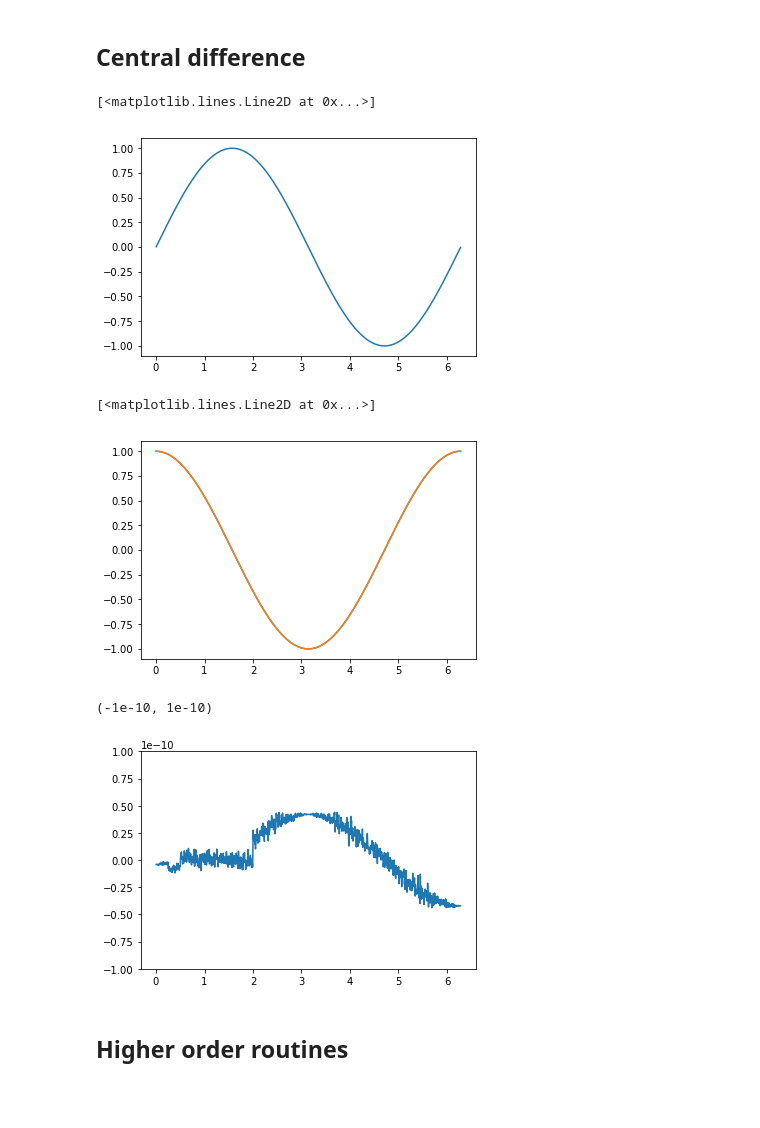
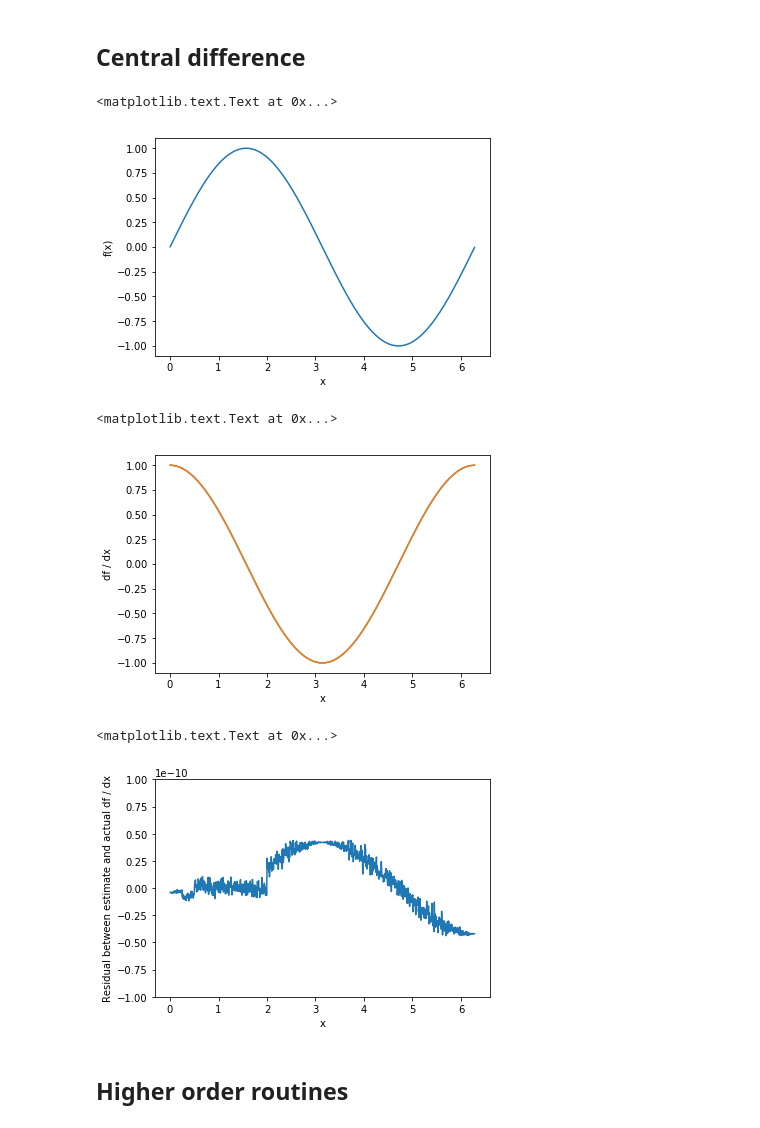
Before and after one commit to blanton144/computational, a Jupyter notebook: docs/notebooks/differentiation.ipynb, the cells around one changed output. Drawn from its saved outputs; the diff is of its cells as text; code cells hidden in the pictures; blank space fills up the shorter version.

```diff
--- a/docs/notebooks/differentiation.ipynb
+++ b/docs/notebooks/differentiation.ipynb
@@ -14,21 +14,27 @@ f = np.sin(x)
 dfdx = diff_central(func=np.sin, x=x, dx=1.e-5)
 # %%
 plt.plot(x, f)
+plt.xlabel('x')
+plt.ylabel('f(x)')
 # %% [output]
-[<matplotlib.lines.Line2D at 0x...>]
+<matplotlib.text.Text at 0x...>
-[figure, old version]
+[figure, new version]
 # %%
 plt.plot(x, dfdx)
 plt.plot(x, np.cos(x))
+plt.xlabel('x')
+plt.ylabel('df / dx')
 # %% [output]
-[<matplotlib.lines.Line2D at 0x...>]
+<matplotlib.text.Text at 0x...>
-[figure, old version]
+[figure, new version]
 # %%
 plt.plot(x, dfdx - np.cos(x))
 plt.ylim((-1.e-10, 1.e-10))
+plt.xlabel('x')
+plt.ylabel('Residual between estimate and actual df / dx')
 # %% [output]
-(-1e-10, 1e-10)
+<matplotlib.text.Text at 0x...>
-[figure, old version]
+[figure, new version]
 # %% [markdown]
 ## Higher order routines
 # %%
```
Also changed, not shown: parts of 1 cell of this notebook, 6 other files.
